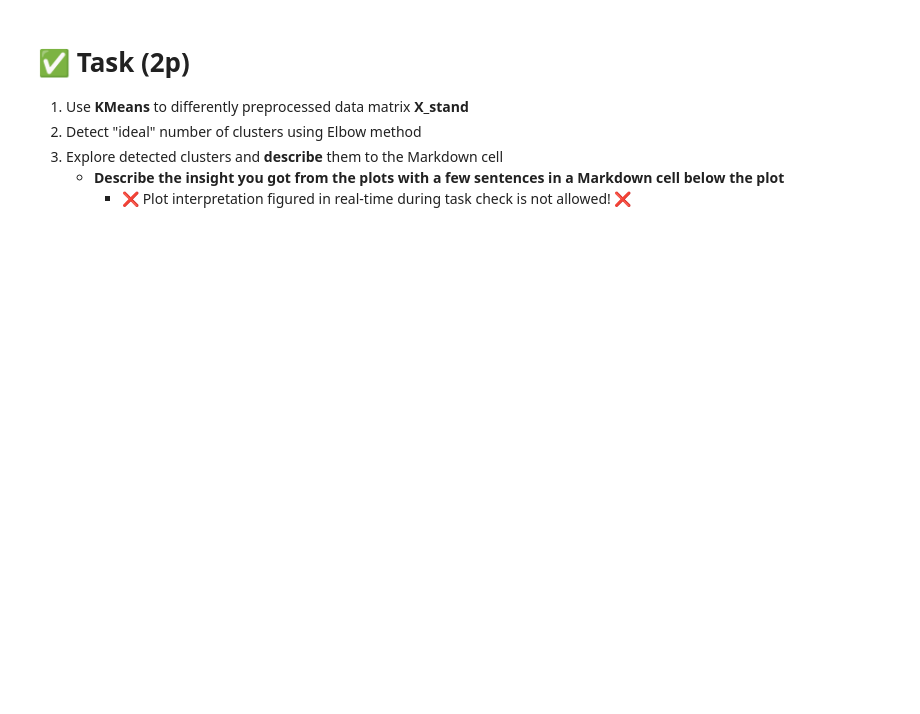
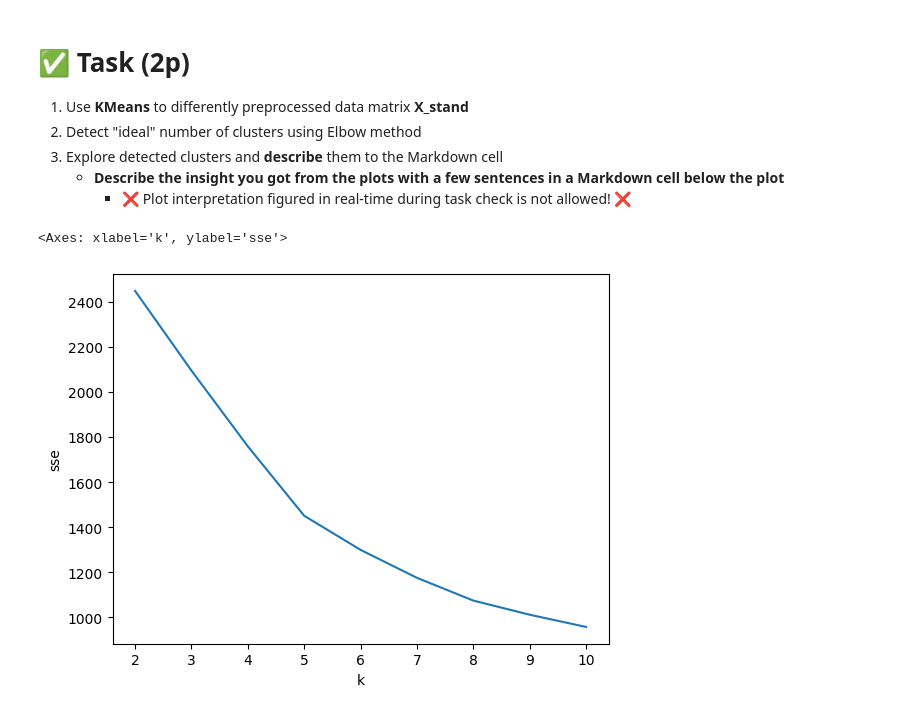
Before and after one commit to DastanJin/ZSU, a Jupyter notebook: fml_04.ipynb, the cells around one changed output. Saved outputs shown, nothing was run; the diff lists cells and outputs as text; code cells hidden in the pictures; blank space fills up the shorter version.

```diff
--- a/fml_04.ipynb
+++ b/fml_04.ipynb
@@ -561,3 +586,22 @@ X_stand.describe()
 3. Explore detected clusters and **describe** them to the Markdown cell
     * **Describe the insight you got from the plots with a few sentences in a Markdown cell below the plot**
         * ❌ Plot interpretation figured in real-time during task check is not allowed! ❌
+# %%
+cols_to_use = [c for c in X_stand.columns if c.lower() != 'survived']
+X_stand_mat = X_stand.loc[:, cols_to_use].values
+
+stand_clustering_scores = []
+for k in range(2, 11):
+    km = sklearn.cluster.KMeans(n_clusters=k, random_state=13).fit(X_stand_mat)
+    stand_clustering_scores.append({
+        'k': k,
+        'sse': km.inertia_,
+        'silhouette': sklearn.metrics.silhouette_score(X_stand_mat, km.labels_)
+    })
+df_stand_scores = pd.DataFrame.from_dict(stand_clustering_scores, orient='columns').set_index('k')
+
+
+sns.lineplot(data=df_stand_scores, y='sse', x='k')
+# %% [output]
+<Axes: xlabel='k', ylabel='sse'>
+[figure, added]
```
Also changed, not shown: parts of 20 cells of this notebook.
